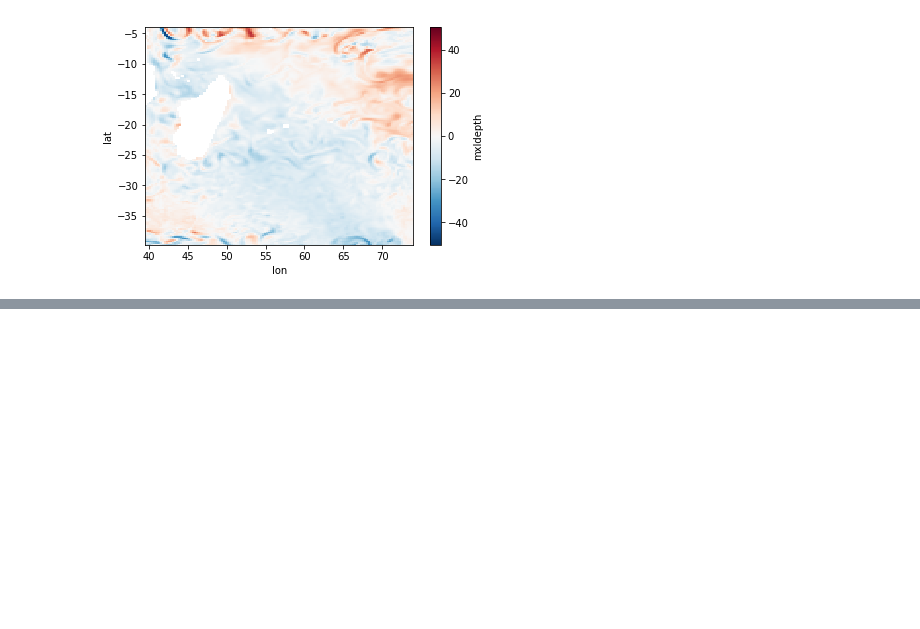
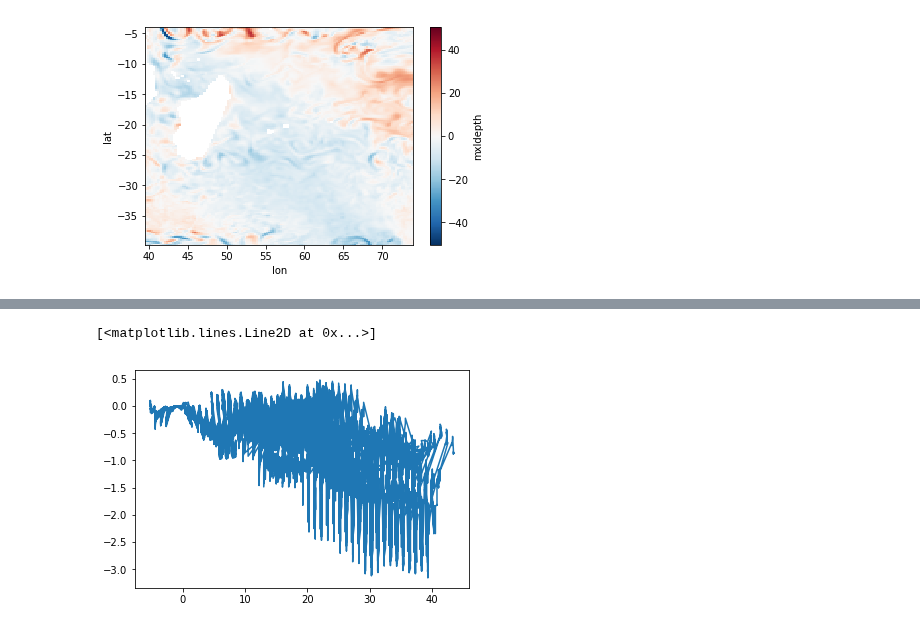
Before and after one commit to cgentemann/storm_heat_content, a Jupyter notebook: global_storm_hists.ipynb, the cells around one changed output, grey strips where cells are left out. Saved outputs shown, nothing was run; the diff lists cells and outputs as text; code cells hidden in the pictures; blank space fills up the shorter version.

```diff
--- a/global_storm_hists.ipynb
+++ b/global_storm_hists.ipynb
@@ -287,0 +485,5 @@ ds.map_sum.plot()
+# %%
+plt.plot(x,v)
+# %% [output]
+[<matplotlib.lines.Line2D at 0x...>]
+[figure, added]
```
Also changed, not shown: parts of 13 cells of this notebook, 2 other files.
